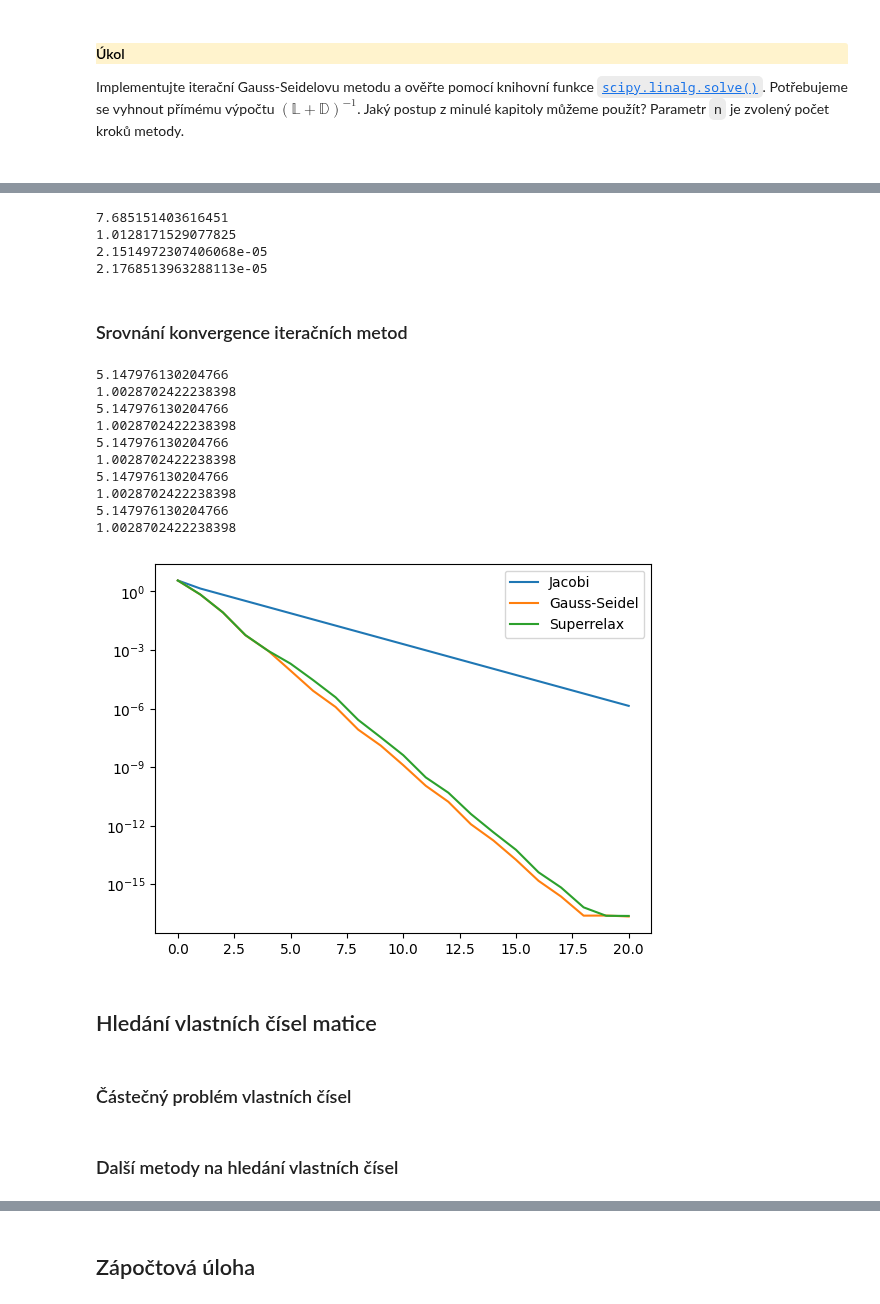
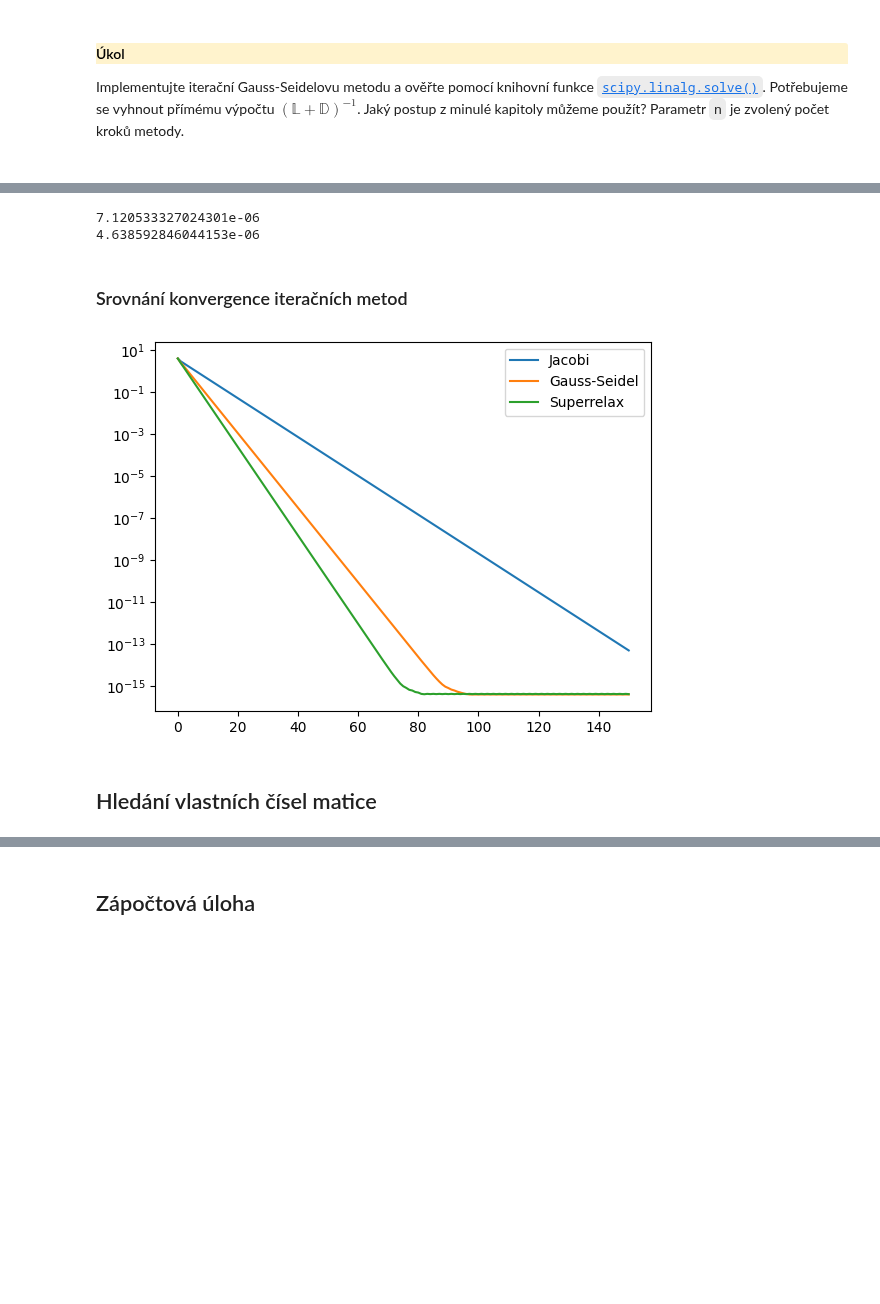
Before and after one commit to loepa01/NME1cvBook, a Jupyter notebook: _sources/lekce-vyplnene/04-linalg-iter-vypl.ipynb, the cells around one changed output, grey strips where cells are left out. Drawn from its saved outputs; the diff is of its cells as text; code cells hidden in the pictures; blank space fills up the shorter version.

```diff
--- a/_sources/lekce-vyplnene/04-linalg-iter-vypl.ipynb
+++ b/_sources/lekce-vyplnene/04-linalg-iter-vypl.ipynb
@@ -263,7 +286,7 @@ Implementujte iterační Gauss-Seidelovu metodu a ověřte pomocí knihovní fun
 </div>
 </div>
 # %%
-def zpetna_substituce(A, b):
+def dopredna_substituce(A, b):
     x = np.zeros(A.shape[0])
     for i in range(0,A.shape[0]):
         x[i] = b[i] / A[i,i]
@@ -275,8 +298,8 @@ def gauss_seidel(A, x0, b, n):
     ## DOPLŇTE ##
     x = x0
     L, D, R = ldr(A)
-    for i in range(n):
-        x = zpetna_substituce(L + D, b - R @ x)
+    for _ in range(n):
+        x = dopredna_substituce(L + D, b - R @ x)
     return x
 
 m = 4
@@ -329,88 +350,68 @@ def super_relax(A, x0, b, n):
     B = - la.inv(L + D) @ R
     rho = np.max(np.abs(np.linalg.eig(B)[0]))
     omega_opt = 2 / (1 + np.sqrt(1 - rho**2))
-    print((5 * np.log(10))/(-np.log(rho)))
-    print(omega_opt)
+    #print((5 * np.log(10))/(-np.log(rho)))
+    #print(omega_opt)
     x = x0
     for i in range(n):
-        x = omega_opt * gauss_seidel(A, x, b, 1)
+        x = (1 - omega_opt) * x + omega_opt * gauss_seidel(A, x, b, 1)
     return x
 
 m = 10
-A = np.random.rand(m,m) + m/4*np.eye(m) # diagonalne dominantni matice
-A = np.random.rand(m, m) + m*np.eye(m)
-A = np.dot(A, A.transpose()) # nahodna symetricka pozitivne definitni matice
+A = np.random.rand(m,m) - m*np.eye(m) # diagonalne dominantni matice
+
 b = np.random.rand(m)
 x0 = np.random.rand(m) + m
 x1 = gauss_seidel(A,x0,b,n=10)
-x2 = super_relax(A,x0,b,n=7)
-x2 = gauss_seidel(A,x2,b,n=3)
+x2 = super_relax(A,x0,b,n=10)
 x = la.solve(A,b)
 print(la.norm(x1 - x))
 print(la.norm(x2 - x))
 #print(x)
 # %% [output]
-7.685151403616451
-1.0128171529077825
-2.1514972307406068e-05
-2.1768513963288113e-05
+7.120533327024301e-06
+4.638592846044153e-06
 # %% [markdown]
 ### Srovnání konvergence iteračních metod
 # %%
 m = 40
-A = np.random.rand(m,m) + m*np.eye(m) # diagonalne dominantni matice
+q = -0.6 # pro -0.6
+A = np.random.rand(m,m) + q*m*np.eye(m) # diagonalne dominantni matice
 
 #A = np.random.rand(m, m) + m*np.eye(m)
 #A = np.dot(A, A.transpose()) # nahodna symetricka pozitivne definitni matice
 
 b = np.random.rand(m)
 x0 = np.random.rand(m)
 x = la.solve(A,b)
 
 err_jacobi = [la.norm(x0 - x)]
 err_gauss_seidel = [la.norm(x0 - x)]
 err_super_relax = [la.norm(x0 - x)]
 
 x_jacobi = x0
 x_gauss_seidel = x0
 x_super_relax = x0
 
-N = 20
+N = 150
 nn = np.arange(N)
 
 for i in nn:
     x_jacobi = jacobi(A, x_jacobi, b, 1)
     x_gauss_seidel = gauss_seidel(A, x_gauss_seidel, b, 1)
-    if (i < 5):
-        x_super_relax = super_relax(A, x_super_relax, b, 1)
-    else:
-        x_super_relax = gauss_seidel(A, x_super_relax, b, 1)
+    x_super_relax = super_relax(A, x_super_relax, b, 1)
 
     err_jacobi.append(la.norm(x_jacobi - x))
     err_gauss_seidel.append(la.norm(x_gauss_seidel - x))
     err_super_relax.append(la.norm(x_super_relax - x))
 
 nn = np.append(nn, [N])
 plt.plot(nn, err_jacobi, label='Jacobi')
 plt.plot(nn, err_gauss_seidel, label='Gauss-Seidel')
 plt.plot(nn, err_super_relax, label='Superrelax')
 plt.yscale('log')
 plt.legend();
 # %% [output]
-5.147976130204766
-1.0028702422238398
-5.147976130204766
-1.0028702422238398
-5.147976130204766
-1.0028702422238398
-5.147976130204766
-1.0028702422238398
-5.147976130204766
-1.0028702422238398
-[figure, old version]
+[figure, new version]
 # %% [markdown]
 ## Hledání vlastních čísel matice
-# %% [markdown]
-### Částečný problém vlastních čísel
-# %% [markdown]
-### Další metody na hledání vlastních čísel
```
Also changed, not shown: parts of 14 cells of this notebook, 29 other files.
